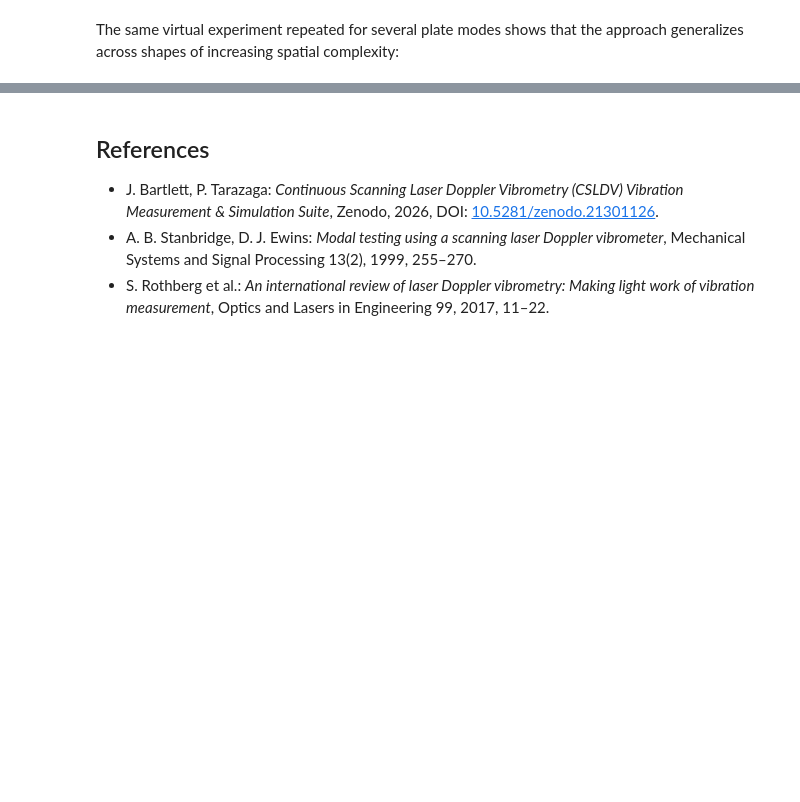
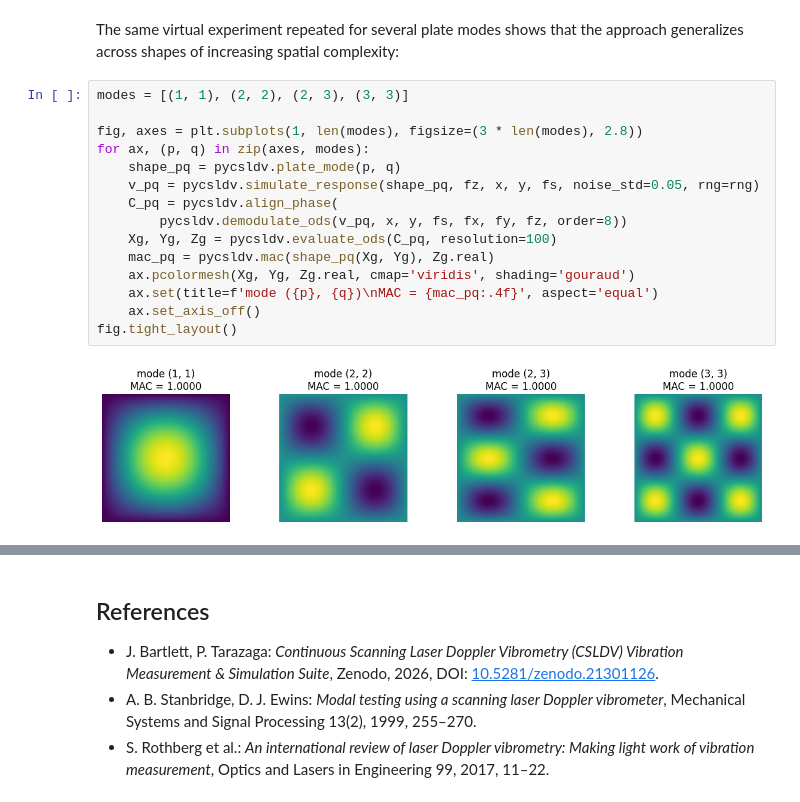
Before and after one commit to ladisk/pyCSLDV, a Jupyter notebook: Showcase.ipynb, the cells around one changed output, grey strips where cells are left out. Saved outputs shown, nothing was run; the diff lists cells and outputs as text; blank space fills up the shorter version.

```diff
--- a/Showcase.ipynb
+++ b/Showcase.ipynb
@@ -158,3 +161,20 @@ MAC(exact, reconstructed) = 1.0000
 # %% [markdown]
 The same virtual experiment repeated for several plate modes shows that the approach
 generalizes across shapes of increasing spatial complexity:
+# %%
+modes = [(1, 1), (2, 2), (2, 3), (3, 3)]
+
+fig, axes = plt.subplots(1, len(modes), figsize=(3 * len(modes), 2.8))
+for ax, (p, q) in zip(axes, modes):
+    shape_pq = pycsldv.plate_mode(p, q)
+    v_pq = pycsldv.simulate_response(shape_pq, fz, x, y, fs, noise_std=0.05, rng=rng)
+    C_pq = pycsldv.align_phase(
+        pycsldv.demodulate_ods(v_pq, x, y, fs, fx, fy, fz, order=8))
+    Xg, Yg, Zg = pycsldv.evaluate_ods(C_pq, resolution=100)
+    mac_pq = pycsldv.mac(shape_pq(Xg, Yg), Zg.real)
+    ax.pcolormesh(Xg, Yg, Zg.real, cmap='viridis', shading='gouraud')
+    ax.set(title=f'mode ({p}, {q})\nMAC = {mac_pq:.4f}', aspect='equal')
+    ax.set_axis_off()
+fig.tight_layout()
+# %% [output]
+[figure, added]
```
Also changed, not shown: parts of 6 cells of this notebook, 5 other files.
